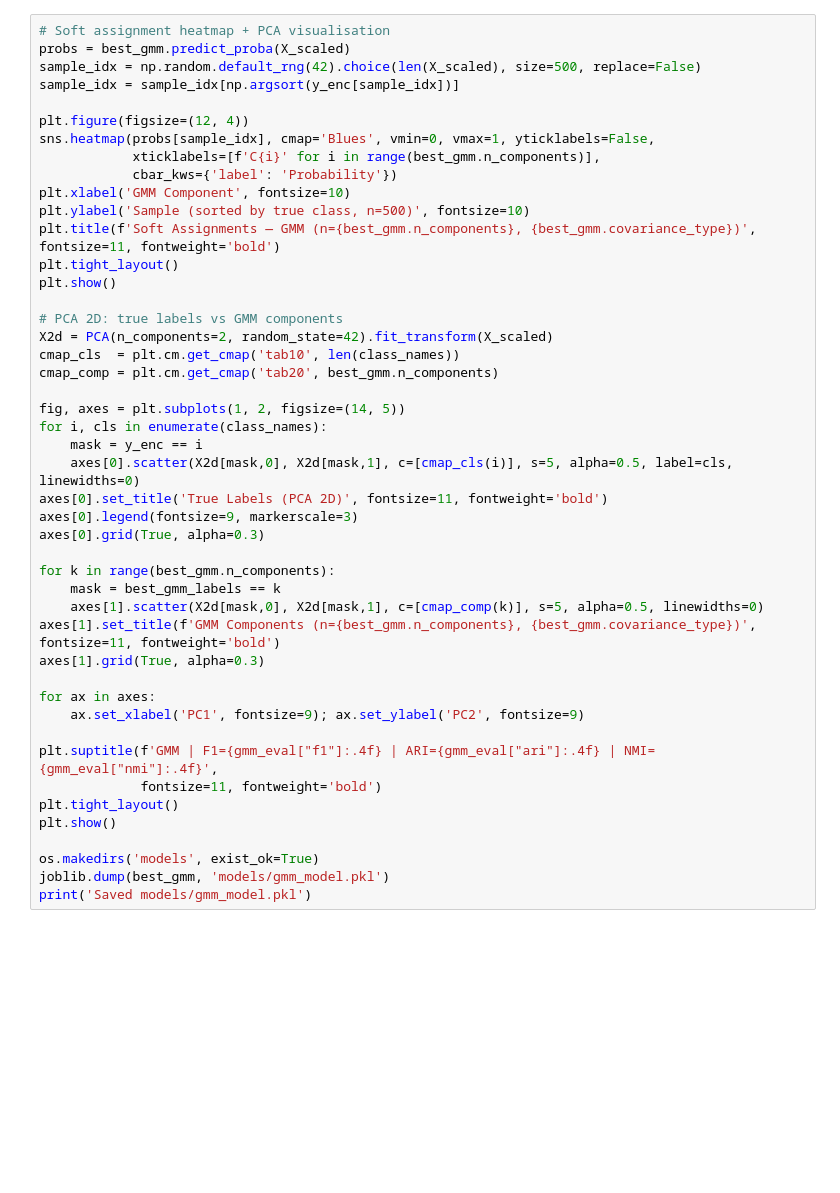
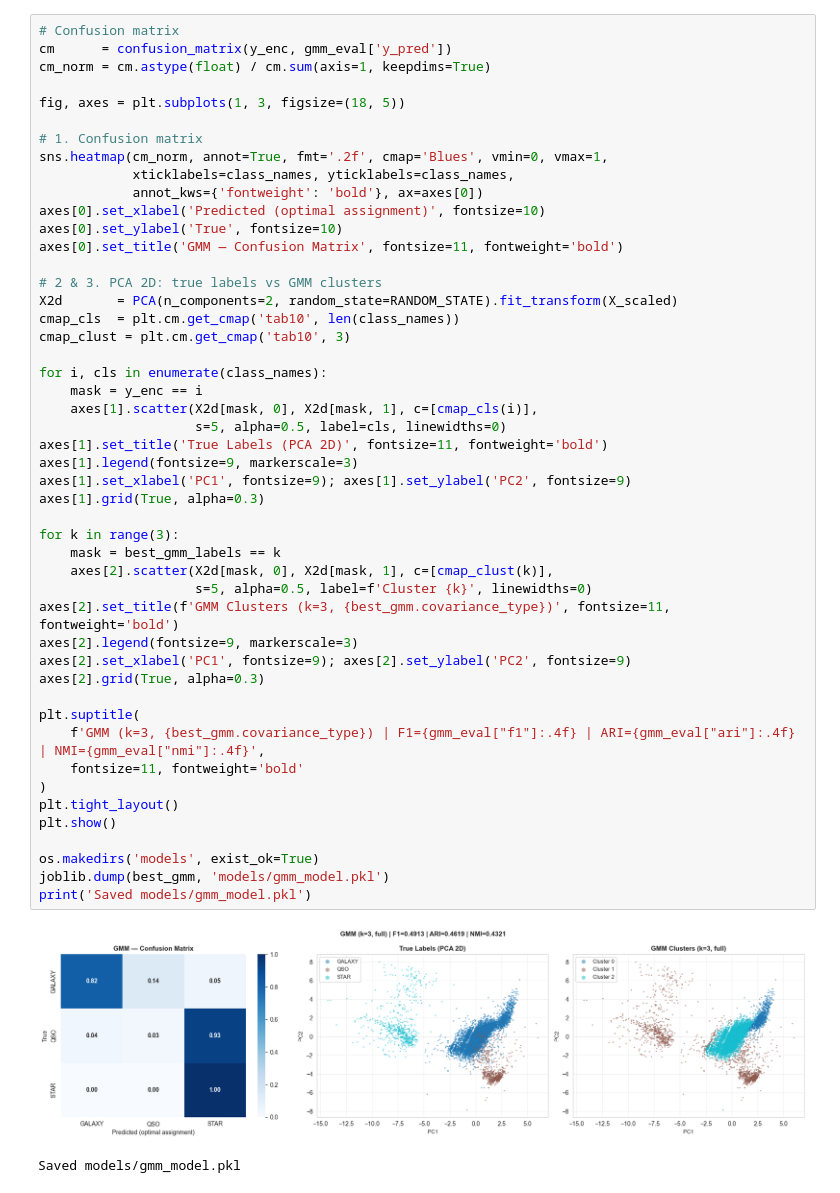
Before and after one commit to DaerenKim/IT1244-Astral-Sentiment-Analysis-Clustering, a Jupyter notebook: test.ipynb, the cells around one changed output. Drawn from its saved outputs; the diff is of its cells as text; blank space fills up the shorter version.

```diff
--- a/test.ipynb
+++ b/test.ipynb
@@ -144,48 +182,53 @@ print(f'NMI:                 {gmm_eval["nmi"]:.4f}')
 # %%
-# Soft assignment heatmap + PCA visualisation
-probs = best_gmm.predict_proba(X_scaled)
-sample_idx = np.random.default_rng(42).choice(len(X_scaled), size=500, replace=False)
-sample_idx = sample_idx[np.argsort(y_enc[sample_idx])]
+# Confusion matrix
+cm      = confusion_matrix(y_enc, gmm_eval['y_pred'])
+cm_norm = cm.astype(float) / cm.sum(axis=1, keepdims=True)
 
-plt.figure(figsize=(12, 4))
-sns.heatmap(probs[sample_idx], cmap='Blues', vmin=0, vmax=1, yticklabels=False,
-            xticklabels=[f'C{i}' for i in range(best_gmm.n_components)],
-            cbar_kws={'label': 'Probability'})
-plt.xlabel('GMM Component', fontsize=10)
-plt.ylabel('Sample (sorted by true class, n=500)', fontsize=10)
-plt.title(f'Soft Assignments — GMM (n={best_gmm.n_components}, {best_gmm.covariance_type})', fontsize=11, fontweight='bold')
-plt.tight_layout()
-plt.show()
+fig, axes = plt.subplots(1, 3, figsize=(18, 5))
 
-# PCA 2D: true labels vs GMM components
-X2d = PCA(n_components=2, random_state=42).fit_transform(X_scaled)
+# 1. Confusion matrix
+sns.heatmap(cm_norm, annot=True, fmt='.2f', cmap='Blues', vmin=0, vmax=1,
+            xticklabels=class_names, yticklabels=class_names,
+            annot_kws={'fontweight': 'bold'}, ax=axes[0])
+axes[0].set_xlabel('Predicted (optimal assignment)', fontsize=10)
+axes[0].set_ylabel('True', fontsize=10)
+axes[0].set_title('GMM — Confusion Matrix', fontsize=11, fontweight='bold')
+
+# 2 & 3. PCA 2D: true labels vs GMM clusters
+X2d       = PCA(n_components=2, random_state=RANDOM_STATE).fit_transform(X_scaled)
 cmap_cls  = plt.cm.get_cmap('tab10', len(class_names))
-cmap_comp = plt.cm.get_cmap('tab20', best_gmm.n_components)
+cmap_clust = plt.cm.get_cmap('tab10', 3)
 
-fig, axes = plt.subplots(1, 2, figsize=(14, 5))
 for i, cls in enumerate(class_names):
     mask = y_enc == i
-    axes[0].scatter(X2d[mask,0], X2d[mask,1], c=[cmap_cls(i)], s=5, alpha=0.5, label=cls, linewidths=0)
-axes[0].set_title('True Labels (PCA 2D)', fontsize=11, fontweight='bold')
-axes[0].legend(fontsize=9, markerscale=3)
-axes[0].grid(True, alpha=0.3)
-
-for k in range(best_gmm.n_components):
-    mask = best_gmm_labels == k
-    axes[1].scatter(X2d[mask,0], X2d[mask,1], c=[cmap_comp(k)], s=5, alpha=0.5, linewidths=0)
-axes[1].set_title(f'GMM Components (n={best_gmm.n_components}, {best_gmm.covariance_type})', fontsize=11, fontweight='bold')
+    axes[1].scatter(X2d[mask, 0], X2d[mask, 1], c=[cmap_cls(i)],
+                    s=5, alpha=0.5, label=cls, linewidths=0)
+axes[1].set_title('True Labels (PCA 2D)', fontsize=11, fontweight='bold')
+axes[1].legend(fontsize=9, markerscale=3)
+axes[1].set_xlabel('PC1', fontsize=9); axes[1].set_ylabel('PC2', fontsize=9)
 axes[1].grid(True, alpha=0.3)
 
-for ax in axes:
-    ax.set_xlabel('PC1', fontsize=9); ax.set_ylabel('PC2', fontsize=9)
+for k in range(3):
+    mask = best_gmm_labels == k
+    axes[2].scatter(X2d[mask, 0], X2d[mask, 1], c=[cmap_clust(k)],
+                    s=5, alpha=0.5, label=f'Cluster {k}', linewidths=0)
+axes[2].set_title(f'GMM Clusters (k=3, {best_gmm.covariance_type})', fontsize=11, fontweight='bold')
+axes[2].legend(fontsize=9, markerscale=3)
+axes[2].set_xlabel('PC1', fontsize=9); axes[2].set_ylabel('PC2', fontsize=9)
+axes[2].grid(True, alpha=0.3)
 
-plt.suptitle(f'GMM | F1={gmm_eval["f1"]:.4f} | ARI={gmm_eval["ari"]:.4f} | NMI={gmm_eval["nmi"]:.4f}',
-             fontsize=11, fontweight='bold')
+plt.suptitle(
+    f'GMM (k=3, {best_gmm.covariance_type}) | F1={gmm_eval["f1"]:.4f} | ARI={gmm_eval["ari"]:.4f} | NMI={gmm_eval["nmi"]:.4f}',
+    fontsize=11, fontweight='bold'
+)
 plt.tight_layout()
 plt.show()
 
 os.makedirs('models', exist_ok=True)
 joblib.dump(best_gmm, 'models/gmm_model.pkl')
 print('Saved models/gmm_model.pkl')
+# %% [output]
+[figure, added]
+Saved models/gmm_model.pkl
 # %% [markdown]
 ---
```
Also changed, not shown: parts of 14 cells of this notebook, 5 other files.
